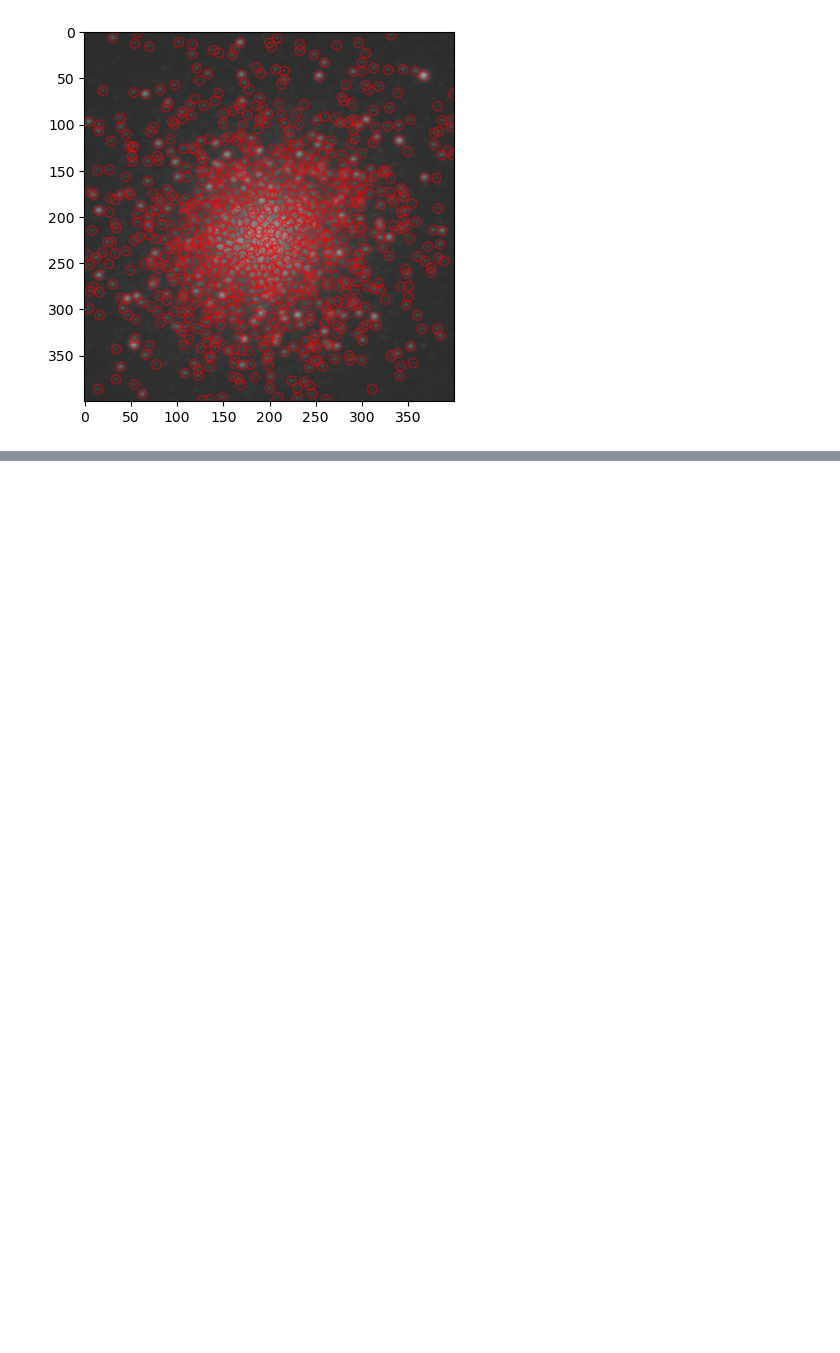
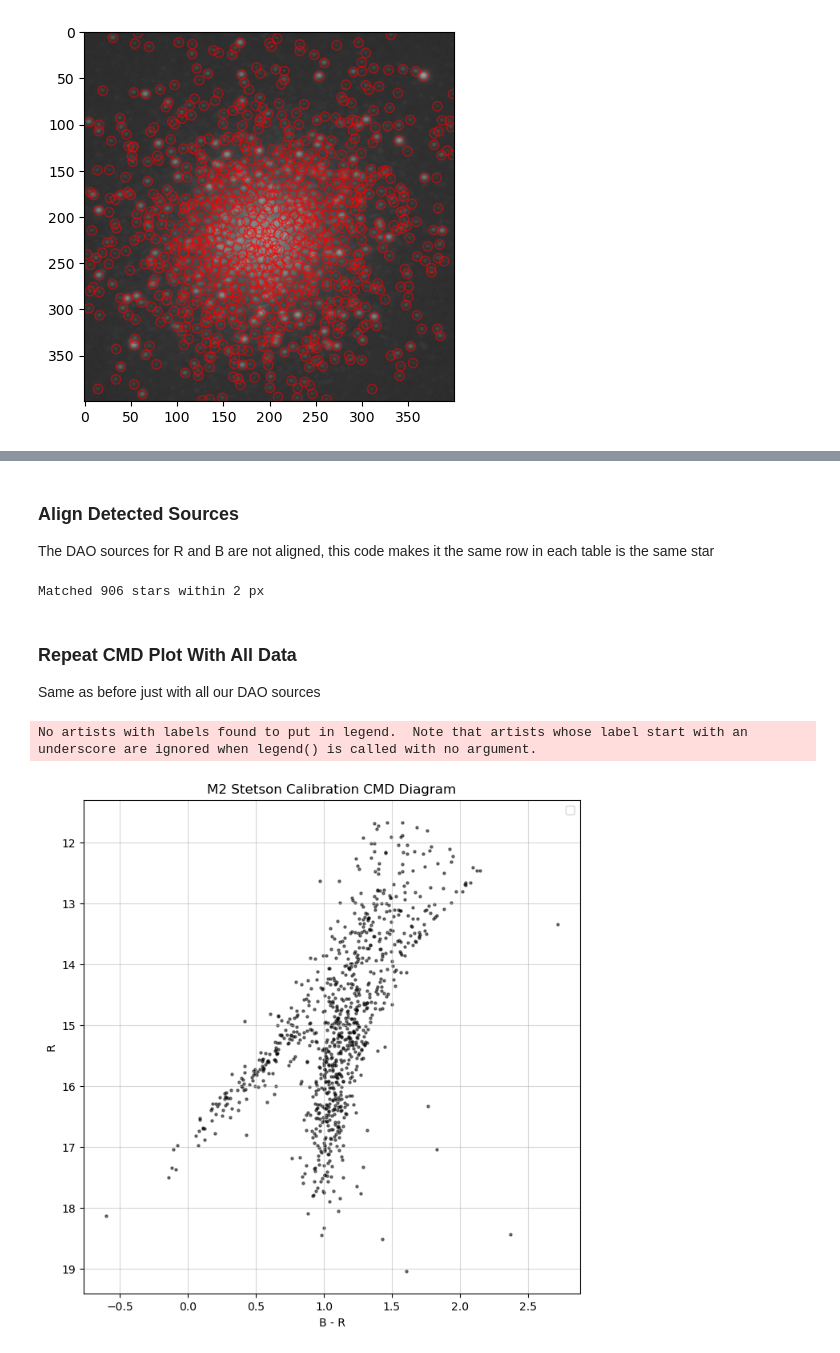
Before and after one commit to pirgalim/ASTR3070-public, a Jupyter notebook: a3/a3_guide.ipynb, the cells around one changed output, grey strips where cells are left out. Saved outputs shown, nothing was run; the diff lists cells and outputs as text; code cells hidden in the pictures; blank space fills up the shorter version.

```diff
--- a/a3/a3_guide.ipynb
+++ b/a3/a3_guide.ipynb
@@ -798,0 +465,69 @@ logAge = 10.10, Age ≈ 12.59 Gyr
+# %% [markdown]
+### Align Detected Sources
+
+The DAO sources for R and B are not aligned, this code makes it the same row in each table is the same star
+# %%
+import numpy as np
+import pandas as pd
+
+# Convert QTables to pandas
+sourcesB_df = sourcesB.to_pandas()
+sourcesR_df = sourcesR.to_pandas()
+
+# Rename for consistent naming
+sourcesB_df = sourcesB_df.rename(columns={'mag': 'det_magB'})
+sourcesR_df = sourcesR_df.rename(columns={'mag': 'det_magR'})
+# sourcesR_df already has det_magR
+
+# Pixel coordinates
+x_B = sourcesB_df['xcentroid'].values
+y_B = sourcesB_df['ycentroid'].values
+x_R = sourcesR_df['xcentroid'].values
+y_R = sourcesR_df['ycentroid'].values
+
+tolerance = 2  # pixels
+matched_indices_B = []
+matched_indices_R = []
+
+for i, (xb, yb) in enumerate(zip(x_B, y_B)):
+    dist = np.sqrt((x_R - xb)**2 + (y_R - yb)**2)
+    j = np.argmin(dist)
+
+    if dist[j] <= tolerance:
+        matched_indices_B.append(i)
+        matched_indices_R.append(j)
+
+print(f"Matched {len(matched_indices_B)} stars within {tolerance} px")
+
+# ⬇️ Build aligned DataFrames
+aligned_B = sourcesB_df.iloc[matched_indices_B].reset_index(drop=True)
+aligned_R = sourcesR_df.iloc[matched_indices_R].reset_index(drop=True)
+
+# aligned_B[i] corresponds to aligned_R[i]
+# %% [output]
+Matched 906 stars within 2 px
+# %% [markdown]
+### Repeat CMD Plot With All Data
+
+Same as before just with all our DAO sources
+# %%
+# apply corrections
+R_mags = 0.91 * aligned_R["det_magR"] + 14.4
+B_mags = 0.84 * aligned_B["det_magB"] + 15.94
+
+# magnitude subtraction
+colour = B_mags - R_mags
+
+# plot data
+fig, ax = plt.subplots(figsize=(8,8))
+ax.set_title("M2 Stetson Calibration CMD Diagram")
+ax.set_xlabel("B - R")
+ax.set_ylabel("R")
+ax.scatter(colour, R_mags, s=5, alpha=0.5, color="black")
+ax.grid(alpha=0.5)
+ax.invert_yaxis()
+ax.legend()
+plt.show()
+# %% [output]
+No artists with labels found to put in legend.  Note that artists whose label start with an underscore are ignored when legend() is called with no argument.
+[figure, added]
```
Also changed, not shown: parts of 49 cells of this notebook, 1 other file.
